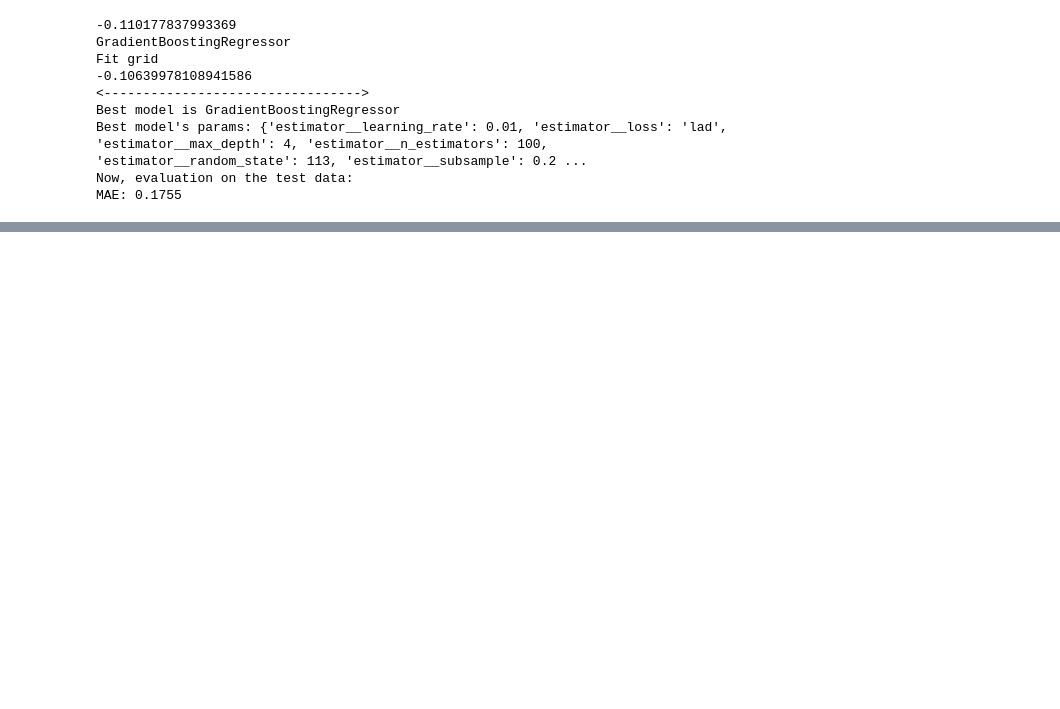
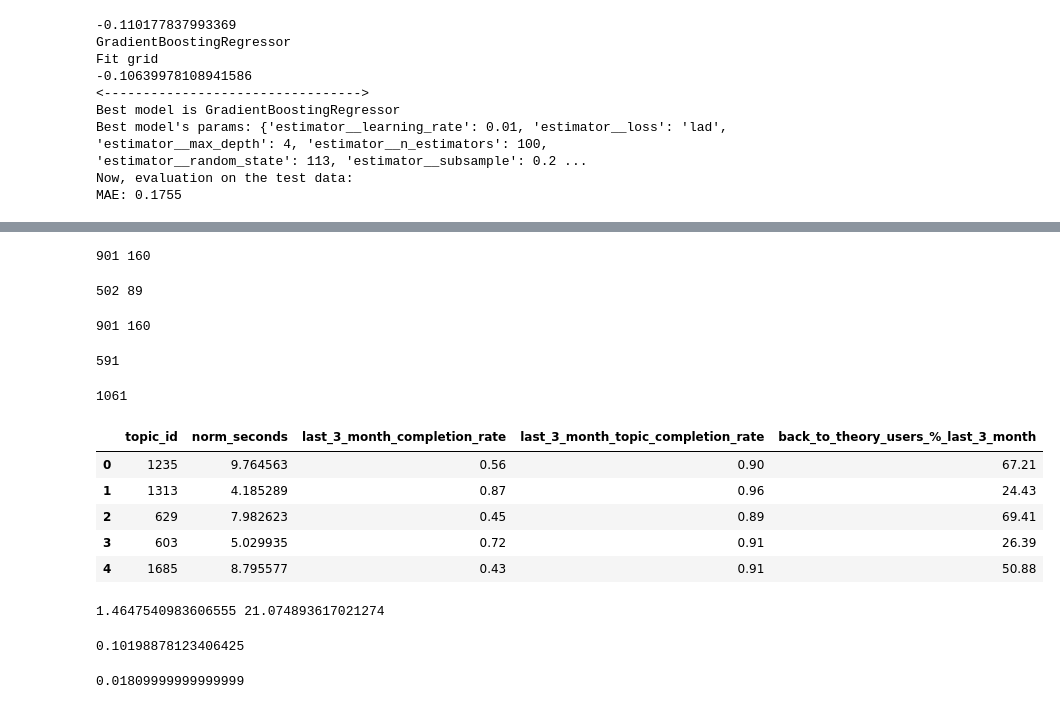
Before and after one commit to kr-ann/re-ada, a Jupyter notebook: 13 - ML regression for statistical metrics.ipynb, the cells around one changed output, grey strips where cells are left out. Drawn from its saved outputs; the diff is of its cells as text; code cells hidden in the pictures; blank space fills up the shorter version.

```diff
--- a/13 - ML regression for statistical metrics.ipynb
+++ b/13 - ML regression for statistical metrics.ipynb
@@ -666,0 +1343,45 @@ MAE: 0.1755
+# %%
+# show the train and test corpora
+run_all('./new_cleaned/train_corpus/target_features/normalized_seconds.csv', all_features_combinations[0])
+# %% [output]
+901 160
+# %%
+# show the train and test corpora
+run_all('./new_cleaned/train_corpus/target_features/avg_likes.csv', all_features_combinations[0])
+# %% [output]
+502 89
+# %%
+run_all('./new_cleaned/train_corpus/target_features/completion_rates.csv', all_features_combinations[0])
+# %% [output]
+901 160
+# %%
+stat = pd.read_csv('/home/anna/Documents/Diploma/code/new_cleaned/train_corpus/train_features/statistics_with_likes.csv')
+stat.shape[0]
+# %% [output]
+591
+# %%
+stat1 = pd.read_csv('/home/anna/Documents/Diploma/code/new_cleaned/train_corpus/train_features/statistics_without_likes.csv')
+stat1.shape[0]
+# %% [output]
+1061
+# %%
+stat1.head()
+# %% [output]
+|  | topic_id | norm_seconds | last_3_month_completion_rate | last_3_month_topic_completion_rate | back_to_theory_users_%_last_3_month |
+| 0 | 1235 | 9.764563 | 0.56 | 0.90 | 67.21 |
+| 1 | 1313 | 4.185289 | 0.87 | 0.96 | 24.43 |
+| 2 | 629 | 7.982623 | 0.45 | 0.89 | 69.41 |
+| 3 | 603 | 5.029935 | 0.72 | 0.91 | 26.39 |
+| 4 | 1685 | 8.795577 | 0.43 | 0.91 | 50.88 |
+# %%
+print(min(stat.norm_seconds.values), max(stat.norm_seconds.values))
+# %% [output]
+1.4647540983606555 21.074893617021274
+# %%
+2.0 / (21.07 - 1.46)
+# %% [output]
+0.10198878123406425
+# %%
+0.1299 - 0.1118
+# %% [output]
+0.01809999999999999
```
Also changed, not shown: parts of 36 cells of this notebook, 11 other files.
